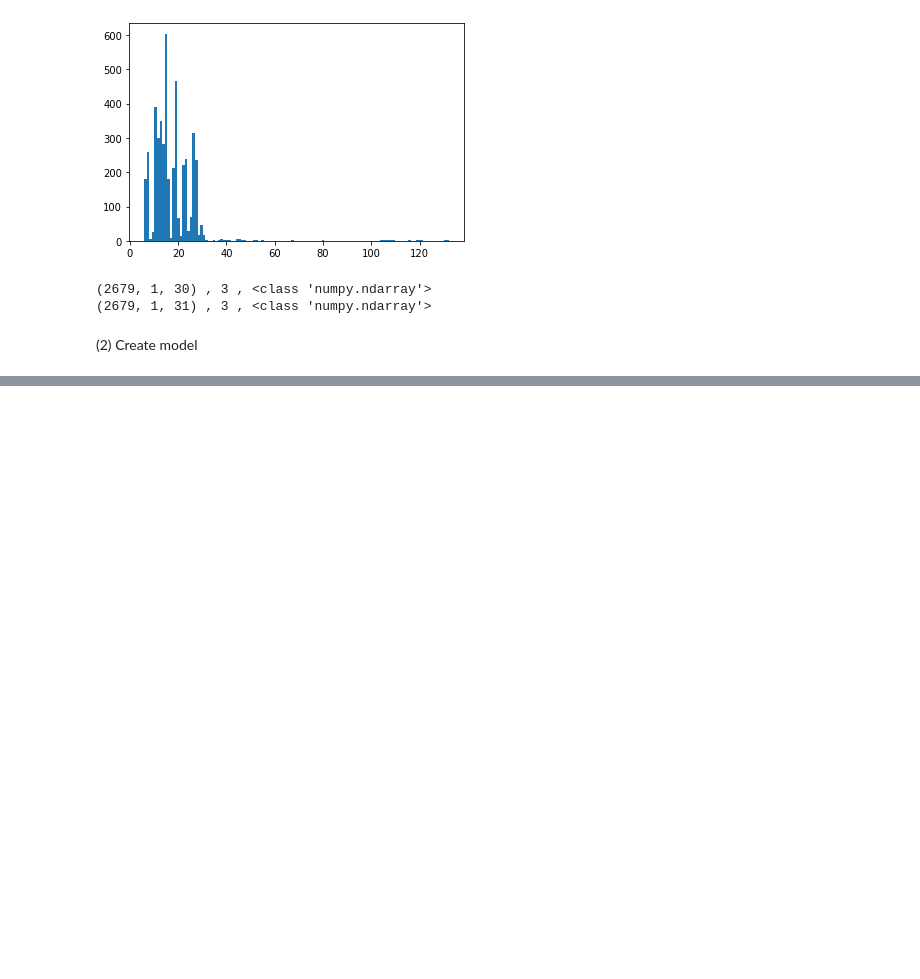
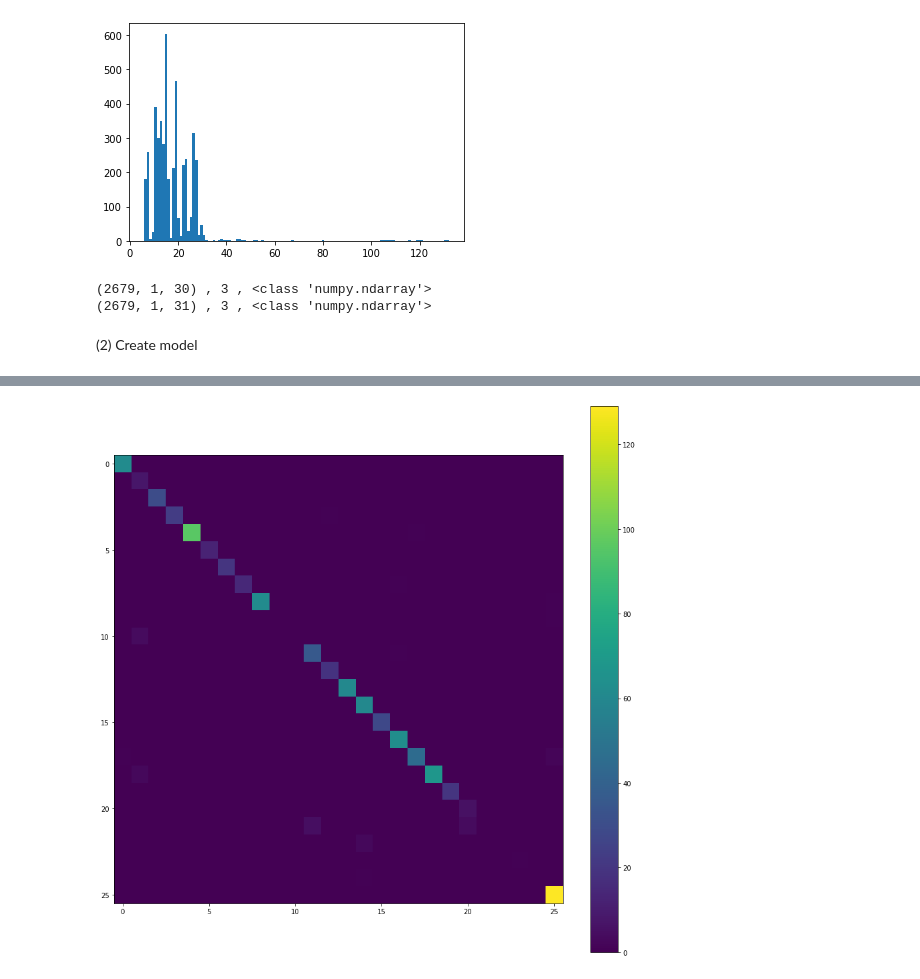
Before and after one commit to MarcAssmann/morse_training, a Jupyter notebook: train_morse.ipynb, the cells around one changed output, grey strips where cells are left out. Drawn from its saved outputs; the diff is of its cells as text; code cells hidden in the pictures; blank space fills up the shorter version.

Commit message:
evaluate model

```diff
--- a/train_morse.ipynb
+++ b/train_morse.ipynb
@@ -145,6 +126,7 @@ y_val = y_tensor[int(0.6*length):int(0.8*length)]
 y_val = np.reshape(y_val, (y_val.shape[0], 1, y_val.shape[1]))
 
 y_test = y_tensor[int(0.8*length):]
+y_test = np.reshape(y_test, (y_test.shape[0], 1, y_test.shape[1]))
 # %%
 print(X_train.shape, ',', X_train.ndim, ',', type(X_train))
 print(y_train.shape, ',', y_train.ndim, ',', type(y_train))
@@ -172,6 +154,6 @@ model = Sequential()
 model.add(LSTM(units=128, input_shape=(1, 30), return_sequences=True))
 model.add(Dense(31, activation='sigmoid'))
 model.compile(loss='categorical_crossentropy', optimizer='adam', metrics=['accuracy'])
-model.fit(X_train, y_train, validation_data=(X_val, y_val), epochs=5, batch_size=64)
+model.fit(X_train, y_train, validation_data=(X_val, y_val), epochs=10, batch_size=64)
 model.summary()
 # %% [output]
@@ -194,0 +183,13 @@ _________________________________________________________________
+# %%
+y_pred = model.predict(X_test)
+matrix = tf.math.confusion_matrix(y_pred.argmax(axis=2)[:,0],y_test.argmax(axis=2)[:,0])
+
+matrix = confusion_matrix(y_test.argmax(axis=2)[:,0], y_pred.argmax(axis=2)[:,0])
+
+fig = plt.figure(figsize=(15, 15))
+plt.imshow(matrix, interpolation="nearest", origin="upper")
+plt.colorbar()
+plt.show()
+# print(classification_report(y_test.argmax(axis=2)[:,0], y_pred.argmax(axis=2)[:,0]))
+# %% [output]
+[figure, added]
```
Also changed, not shown: parts of 5 cells of this notebook.
